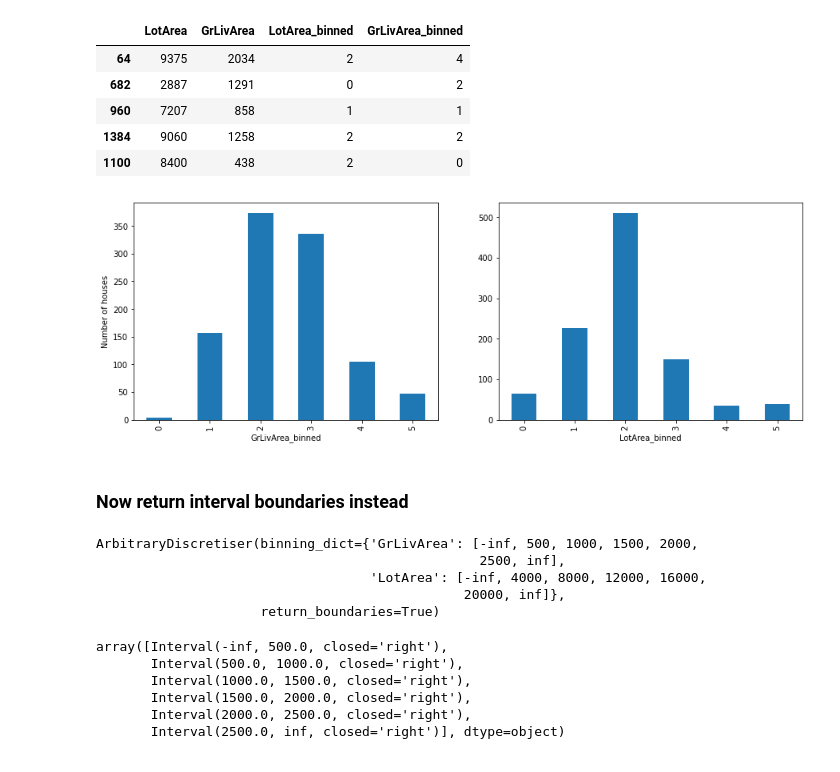
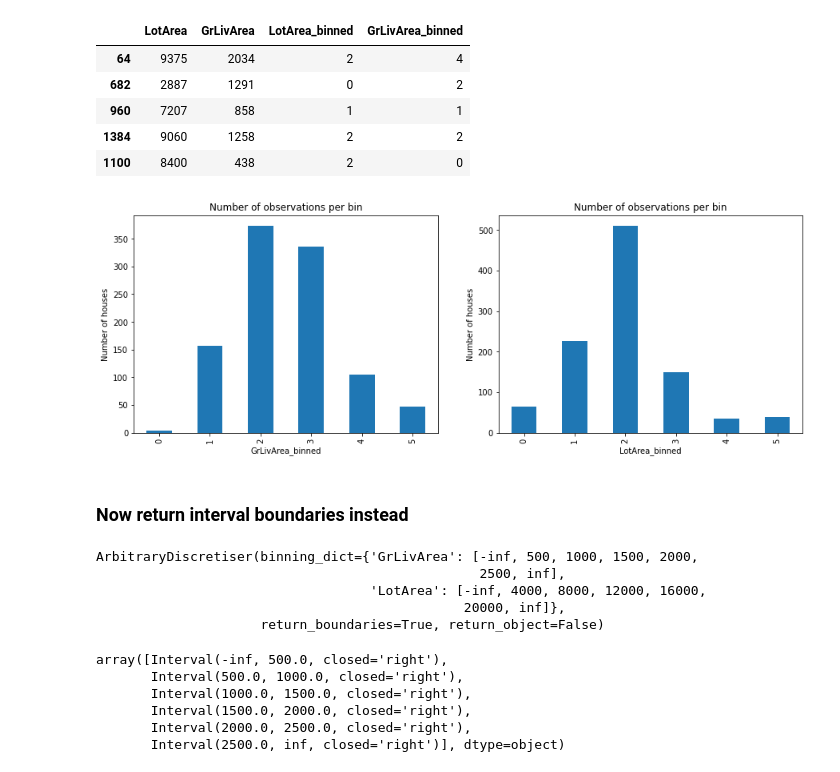
Before and after one commit to feature-engine/feature_engine, a Jupyter notebook: examples/discretisation/ArbitraryDiscretiser.ipynb, the cells around one changed output. Drawn from its saved outputs; the diff is of its cells as text; code cells hidden in the pictures.

```diff
--- a/examples/discretisation/ArbitraryDiscretiser.ipynb
+++ b/examples/discretisation/ArbitraryDiscretiser.ipynb
@@ -39,13 +39,14 @@ data.head()
 5 rows × 81 columns
 # %%
 # let's separate into training and testing set
-X = data.drop(["Id","SalePrice"], axis=1)
+X = data.drop(["Id", "SalePrice"], axis=1)
 y = data.SalePrice
 
-X_train, X_test, y_train, y_test = train_test_split(X, y, test_size=0.3, random_state=0)
+X_train, X_test, y_train, y_test = train_test_split(
+    X, y, test_size=0.3, random_state=0)
 
-print("X_train :" ,X_train.shape)
-print("X_test :" ,X_test.shape)
+print("X_train :", X_train.shape)
+print("X_test :", X_test.shape)
 # %% [output]
 X_train : (1022, 79)
 X_test : (438, 79)
@@ -124,19 +128,23 @@ tmp.head()
 # %%
 plt.subplot(1,2,1)
 tmp.groupby('GrLivArea_binned')['GrLivArea'].count().plot.bar()
 plt.ylabel('Number of houses')
+plt.title('Number of observations per bin')
 plt.subplot(1,2,2)
 tmp.groupby('LotArea_binned')['LotArea'].count().plot.bar()
+plt.ylabel('Number of houses')
+plt.title('Number of observations per bin')
 
 plt.show()
 # %% [output]
-[figure, old version]
+[figure, new version]
 # %% [markdown]
 ### Now return interval boundaries instead
 # %%
-atd = ArbitraryDiscretiser(binning_dict={"LotArea":[-np.inf,4000,8000,12000,16000,20000,np.inf],
-                                        "GrLivArea":[-np.inf,500,1000,1500,2000,2500,np.inf]},
-                          return_boundaries=True)
+atd = ArbitraryDiscretiser(binning_dict={"LotArea": [-np.inf, 4000, 8000, 12000, 16000, 20000, np.inf],
+                                         "GrLivArea": [-np.inf, 500, 1000, 1500, 2000, 2500, np.inf]},
+                           # to return the boundary limits
+                           return_boundaries=True)
 
 atd.fit(X_train)
 # %% [output]
@@ -144,7 +152,7 @@ ArbitraryDiscretiser(binning_dict={'GrLivArea': [-inf, 500, 1000, 1500, 2000,
                                                  2500, inf],
                                    'LotArea': [-inf, 4000, 8000, 12000, 16000,
                                                20000, inf]},
-                     return_boundaries=True)
+                     return_boundaries=True, return_object=False)
 # %%
 train_t = atd.transform(X_train)
 test_t = atd.transform(X_test)
```
Also changed, not shown: parts of 5 cells of this notebook, 9 other files.
